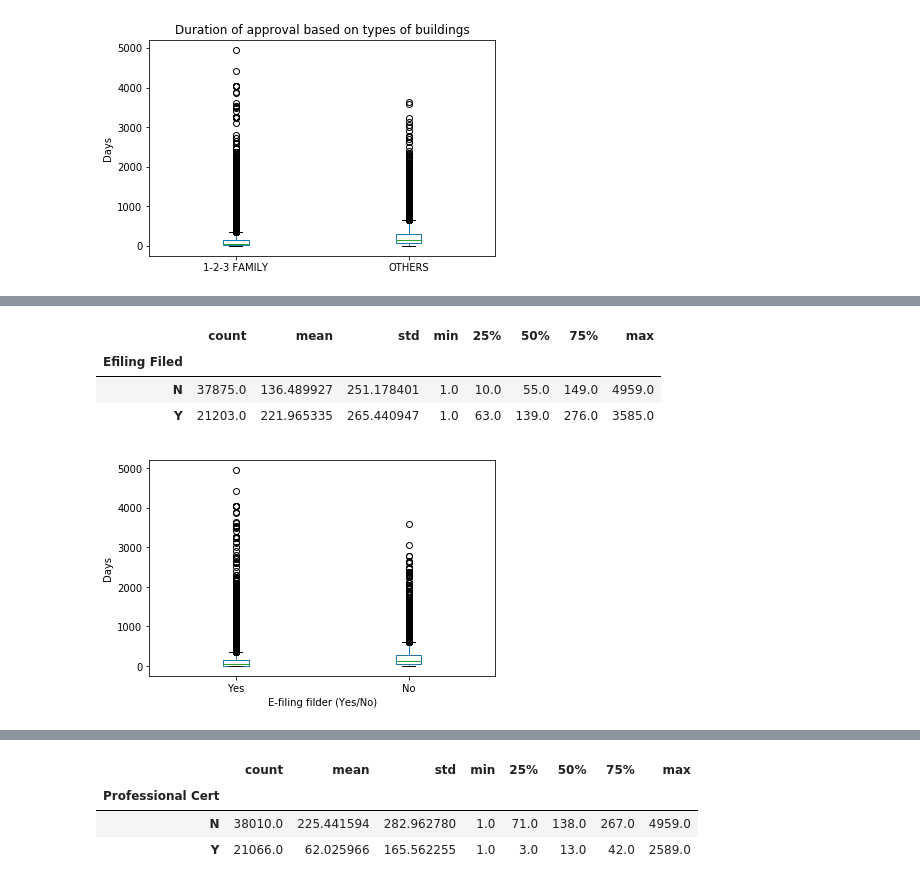
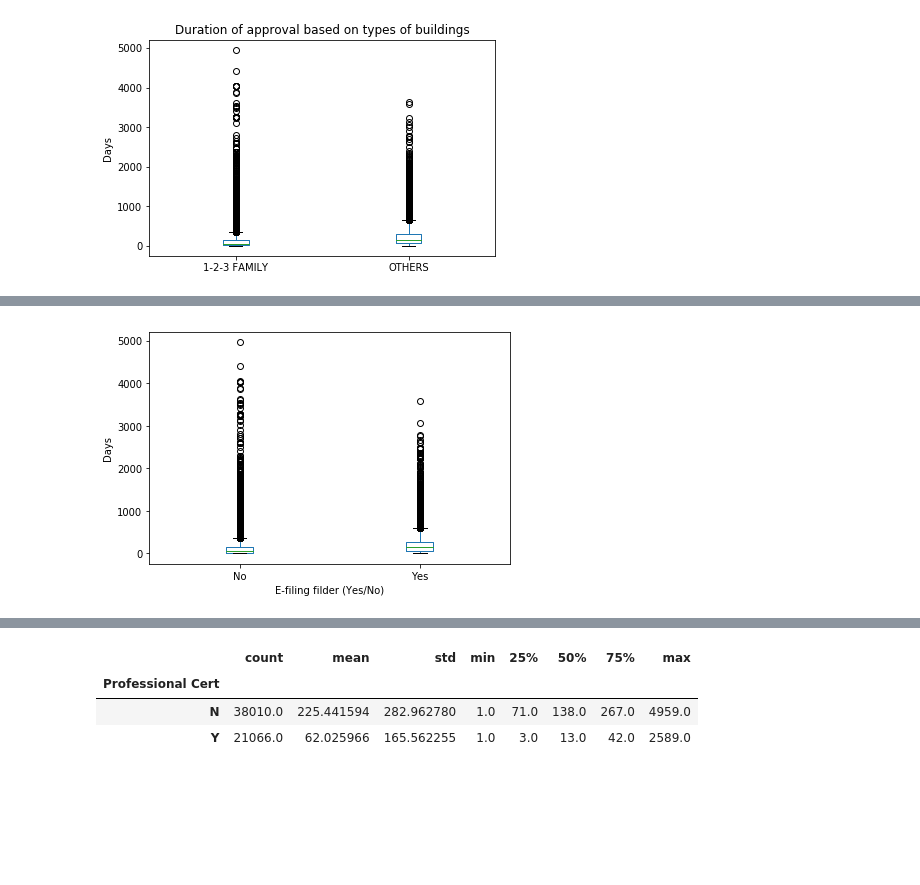
Before and after one commit to anoushavan/Capstone_1, a Jupyter notebook: code/preliminary_analysis.ipynb, the cells around one changed output, grey strips where cells are left out. Saved outputs shown, nothing was run; the diff lists cells and outputs as text; code cells hidden in the pictures; blank space fills up the shorter version.

```diff
--- a/code/preliminary_analysis.ipynb
+++ b/code/preliminary_analysis.ipynb
@@ -176,19 +166,15 @@ plt.tight_layout()
 # %%
 ax = data.boxplot(column=['Duration'], by=['Efiling Filed'])
 ax.set_title('')
 ax.set_ylabel('Days')
 ax.set_xlabel('E-filing filder (Yes/No)')
-ax.set_xticklabels(['Yes','No'])
+ax.set_xticklabels(['No','Yes'])
 plt.suptitle('')
 ax.grid(False)
 pd.DataFrame(data.groupby(['Efiling Filed'])['Duration'].describe())
 plt.tight_layout()
 # %% [output]
-|  | count | mean | std | min | 25% | 50% | 75% | max |
-| Efiling Filed |  |  |  |  |  |  |  |  |
-| N | 37875.0 | 136.489927 | 251.178401 | 1.0 | 10.0 | 55.0 | 149.0 | 4959.0 |
-| Y | 21203.0 | 221.965335 | 265.440947 | 1.0 | 63.0 | 139.0 | 276.0 | 3585.0 |
-[figure, old version]
+[figure, new version]
 # %%
 # Create a bar chart of Professional Title and include a statistical analysis.
 ax = data['Applicant Professional Title'].value_counts().plot(kind='bar', color='g')
```
Also changed, not shown: parts of 38 cells of this notebook, 2 other files.
